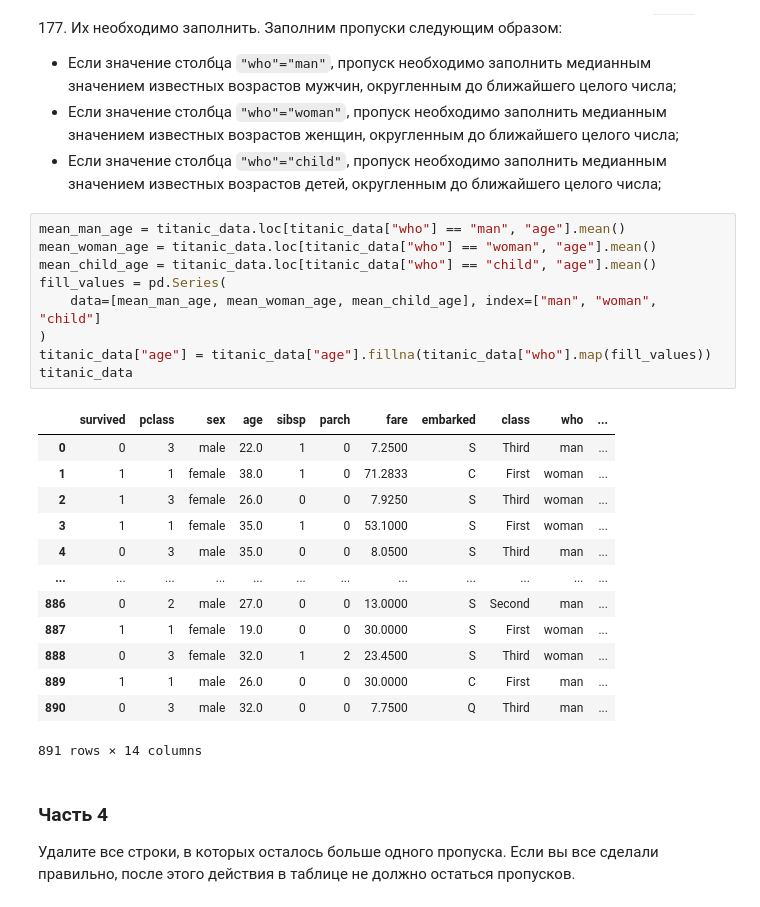
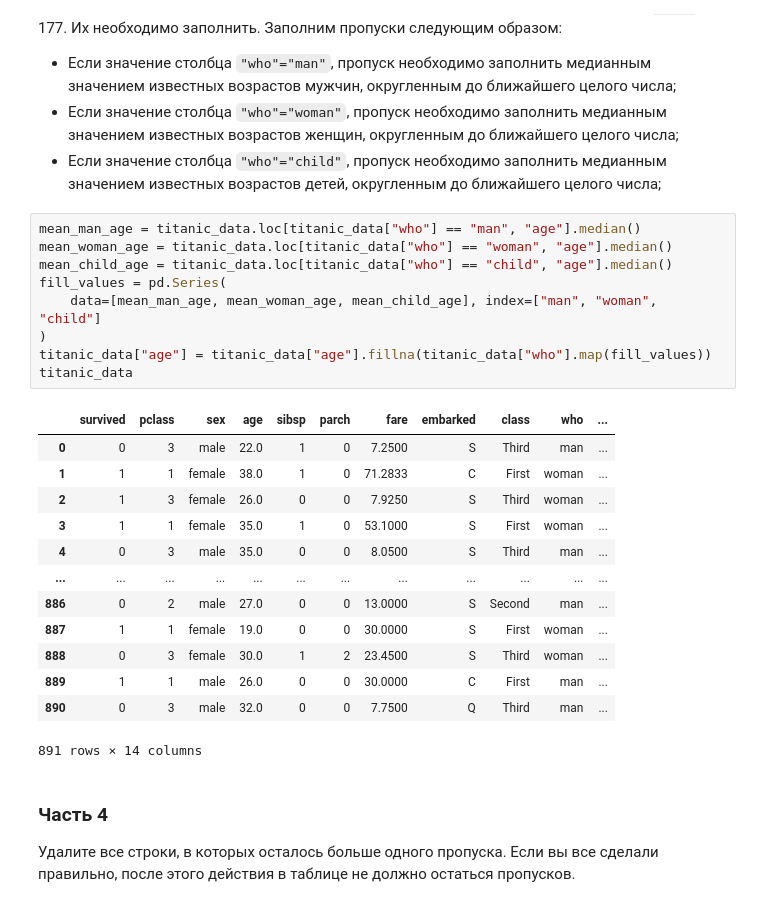
Before and after one commit to Poco-dev/python_mipt_dafe_tasks, a Jupyter notebook: solutions/sem02/lesson10/task1.ipynb, the cells around one changed output. Drawn from its saved outputs; the diff is of its cells as text.

Commit message:
lesson10(median)

```diff
--- a/solutions/sem02/lesson10/task1.ipynb
+++ b/solutions/sem02/lesson10/task1.ipynb
@@ -104,25 +104,25 @@ titanic_data
 - Если значение столбца `"who"="woman"`, пропуск необходимо заполнить медианным значением известных возрастов женщин, округленным до ближайшего целого числа;
 - Если значение столбца `"who"="child"`, пропуск необходимо заполнить медианным значением известных возрастов детей, округленным до ближайшего целого числа;
 # %%
-mean_man_age = titanic_data.loc[titanic_data["who"] == "man", "age"].mean()
-mean_woman_age = titanic_data.loc[titanic_data["who"] == "woman", "age"].mean()
-mean_child_age = titanic_data.loc[titanic_data["who"] == "child", "age"].mean()
+mean_man_age = titanic_data.loc[titanic_data["who"] == "man", "age"].median()
+mean_woman_age = titanic_data.loc[titanic_data["who"] == "woman", "age"].median()
+mean_child_age = titanic_data.loc[titanic_data["who"] == "child", "age"].median()
 fill_values = pd.Series(
     data=[mean_man_age, mean_woman_age, mean_child_age], index=["man", "woman", "child"]
 )
 titanic_data["age"] = titanic_data["age"].fillna(titanic_data["who"].map(fill_values))
 titanic_data
 # %% [output]
 |  | survived | pclass | sex | age | sibsp | parch | fare | embarked | class | who | ... |
 | 0 | 0 | 3 | male | 22.0 | 1 | 0 | 7.2500 | S | Third | man | ... |
 | 1 | 1 | 1 | female | 38.0 | 1 | 0 | 71.2833 | C | First | woman | ... |
 | 2 | 1 | 3 | female | 26.0 | 0 | 0 | 7.9250 | S | Third | woman | ... |
 | 3 | 1 | 1 | female | 35.0 | 1 | 0 | 53.1000 | S | First | woman | ... |
 | 4 | 0 | 3 | male | 35.0 | 0 | 0 | 8.0500 | S | Third | man | ... |
 | ... | ... | ... | ... | ... | ... | ... | ... | ... | ... | ... | ... |
 | 886 | 0 | 2 | male | 27.0 | 0 | 0 | 13.0000 | S | Second | man | ... |
 | 887 | 1 | 1 | female | 19.0 | 0 | 0 | 30.0000 | S | First | woman | ... |
-| 888 | 0 | 3 | female | 32.0 | 1 | 2 | 23.4500 | S | Third | woman | ... |
+| 888 | 0 | 3 | female | 30.0 | 1 | 2 | 23.4500 | S | Third | woman | ... |
 | 889 | 1 | 1 | male | 26.0 | 0 | 0 | 30.0000 | C | First | man | ... |
 | 890 | 0 | 3 | male | 32.0 | 0 | 0 | 7.7500 | Q | Third | man | ... |
 891 rows × 14 columns
```
Also changed, not shown: parts of 2 cells of this notebook.
